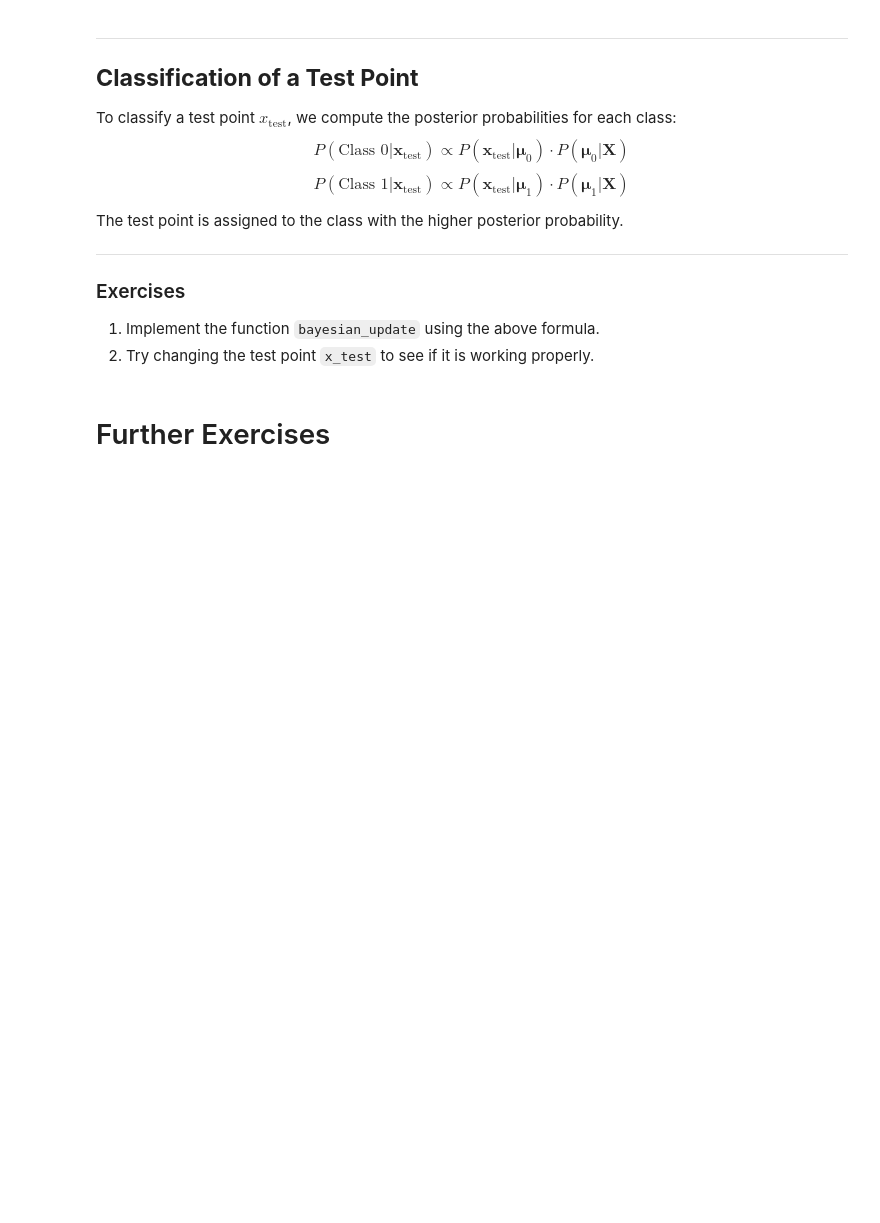
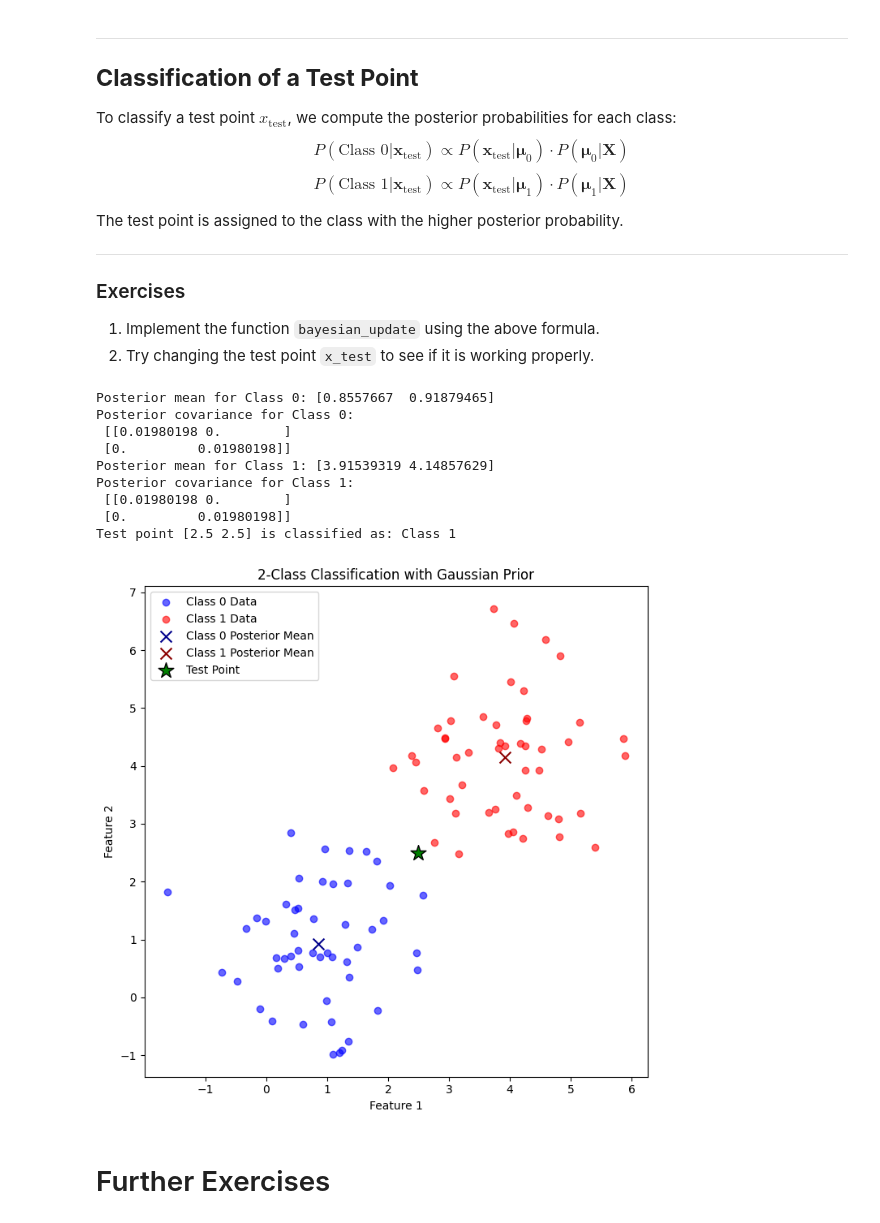
Before and after one commit to mabinbin701-cmyk/RLU, a Jupyter notebook: Labs/Lab 1 - Probability and Stats.ipynb, the cells around one changed output. Saved outputs shown, nothing was run; the diff lists cells and outputs as text; code cells hidden in the pictures; blank space fills up the shorter version.

```diff
--- a/Labs/Lab 1 - Probability and Stats.ipynb
+++ b/Labs/Lab 1 - Probability and Stats.ipynb
@@ -975,6 +1061,21 @@ cov_prior = np.array([[2, 0], [0, 2]])  # Prior covariance matrix (same for both
 def bayesian_update(X_class, mu_prior, cov_prior, cov):
 
     ## Enter your code here
+    n = len(X_class)
+
+    # Precision = inverse covariance
+    prior_precision = np.linalg.inv(cov_prior)
+    data_precision = np.linalg.inv(cov)
+
+    # Posterior covariance of the unknown mean
+    posterior_precision = prior_precision + n * data_precision
+    cov_posterior = np.linalg.inv(posterior_precision)
+
+    # Posterior mean: combine prior information and observed data
+    mu_posterior = cov_posterior @ (
+        prior_precision @ mu_prior
+        + data_precision @ np.sum(X_class, axis=0)
+    )
 
     return mu_posterior, cov_posterior
 
@@ -990,33 +1091,44 @@ print("Posterior covariance for Class 1:\n", cov_1_posterior)
 
 # Define a test point
 x_test = np.array([2.5, 2.5])  # Test point to classify
 
 # Compute posterior probabilities for the test point
 prob_class_0 = multivariate_normal.pdf(x_test, mu_0_posterior, cov_0_posterior + cov)
 prob_class_1 = multivariate_normal.pdf(x_test, mu_1_posterior, cov_1_posterior + cov)
 
 # Classify the test point
 if prob_class_0 > prob_class_1:
     classification = "Class 0"
 else:
     classification = "Class 1"
 
 print(f"Test point {x_test} is classified as: {classification}")
 
 # Plot 1: Data points, posterior means, and test point
 plt.figure(figsize=(7, 7))
 plt.scatter(X_class_0[:, 0], X_class_0[:, 1], label="Class 0 Data", color="blue", alpha=0.6)
 plt.scatter(X_class_1[:, 0], X_class_1[:, 1], label="Class 1 Data", color="red", alpha=0.6)
 plt.scatter(mu_0_posterior[0], mu_0_posterior[1], label="Class 0 Posterior Mean", color="darkblue", marker="x", s=100)
 plt.scatter(mu_1_posterior[0], mu_1_posterior[1], label="Class 1 Posterior Mean", color="darkred", marker="x", s=100)
 plt.scatter(x_test[0], x_test[1], label="Test Point", color="green", marker="*", s=200, edgecolor="black")
 plt.title("2-Class Classification with Gaussian Prior")
 plt.xlabel("Feature 1")
 plt.ylabel("Feature 2")
 plt.legend()
 
 plt.tight_layout()
 plt.show()
+# %% [output]
+Posterior mean for Class 0: [0.8557667  0.91879465]
+Posterior covariance for Class 0:
+ [[0.01980198 0.        ]
+ [0.         0.01980198]]
+Posterior mean for Class 1: [3.91539319 4.14857629]
+Posterior covariance for Class 1:
+ [[0.01980198 0.        ]
+ [0.         0.01980198]]
+Test point [2.5 2.5] is classified as: Class 1
+[figure, added]
 # %% [markdown]
 # Further Exercises
 # %% [markdown]
```
Also changed, not shown: parts of 3 cells of this notebook.
